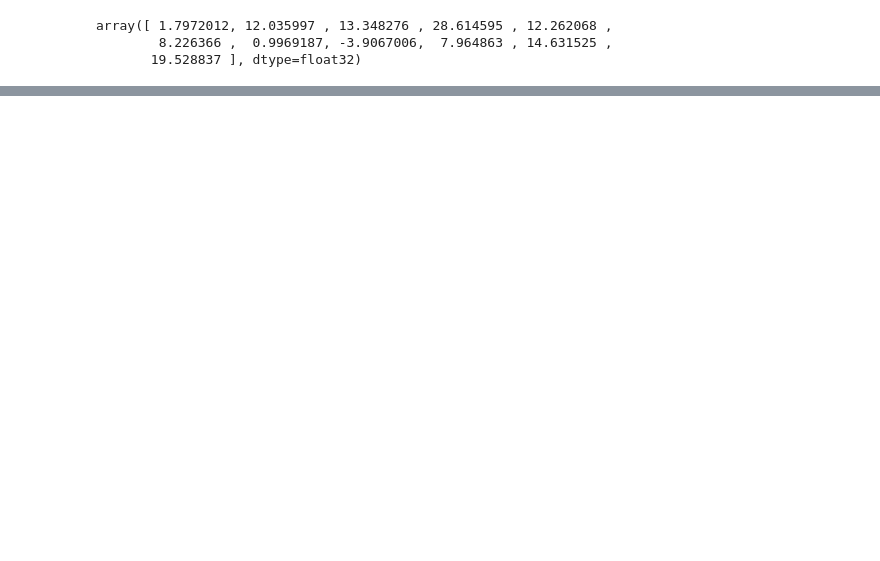
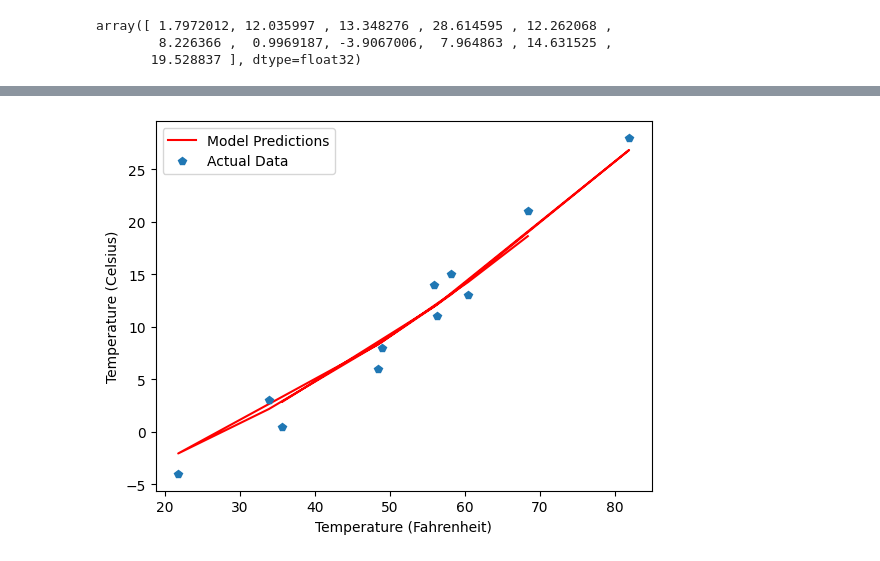
Before and after one commit to UmaNagirireddi/ML_Assignment5, a Jupyter notebook: ml_assignment_5.ipynb, the cells around one changed output, grey strips where cells are left out. Saved outputs shown, nothing was run; the diff lists cells and outputs as text; code cells hidden in the pictures; blank space fills up the shorter version.

```diff
--- a/ml_assignment_5.ipynb
+++ b/ml_assignment_5.ipynb
@@ -122,5 +104,5 @@ plt.show()
 # %%
-t_un = 0.1 * temp_high
+t_un = 0.01 * t_u
 params = torch.tensor([1.0,1.0,0.0], requires_grad=True)
 learning_rate = 0.01
 optimizer = optim.Adam([params], lr = learning_rate)
@@ -129,6 +111,6 @@ training_loop(
     n_epochs=5000,
     optimizer = optimizer,
     params = params,
-    temp_high = t_un,
-    temp_low = temp_low)
+    t_u = t_un,
+    t_c = t_c)
 # %% [output]
@@ -452,12 +140,0 @@ plt.show()
-# %%
-t_un = temp_high
-params = torch.tensor([1.0,1.0,0.0], requires_grad=True)
-learning_rate = 0.00001
-optimizer = optim.SGD([params], lr = learning_rate)
-
-training_loop(
-    n_epochs=5000,
-    optimizer = optimizer,
-    params = params,
-    temp_high = t_un,
-    temp_low = temp_low)
@@ -541,3 +140,0 @@ tensor([[1.0000],
-# %%
-def model(X, W, B):
-    return torch.sum(X * W, dim=1) + B
@@ -811,0 +141,22 @@ Epoch 5000, Training loss 0.3231, Validation loss 0.3280
+# %%
+t_p = model(t_un, *params)
+
+plt.figure()
+
+# Set labels for the axes
+plt.xlabel('Temperature (Fahrenheit)')
+plt.ylabel('Temperature (Celsius)')
+
+# Plot the nodel's predictions in peachpuff color
+plt.plot(t_u.numpy(), t_p.detach().numpy(), color='red', label='Model Predictions')
+
+# Plot the actual data as points
+plt.plot(t_u.numpy(), t_c.numpy(), 'p', label='Actual Data')
+
+# Add a legend to the plot
+plt.legend()
+
+# Show the plot
+plt.show()
+# %% [output]
+[figure, added]
```
Also changed, not shown: parts of 88 cells of this notebook.
